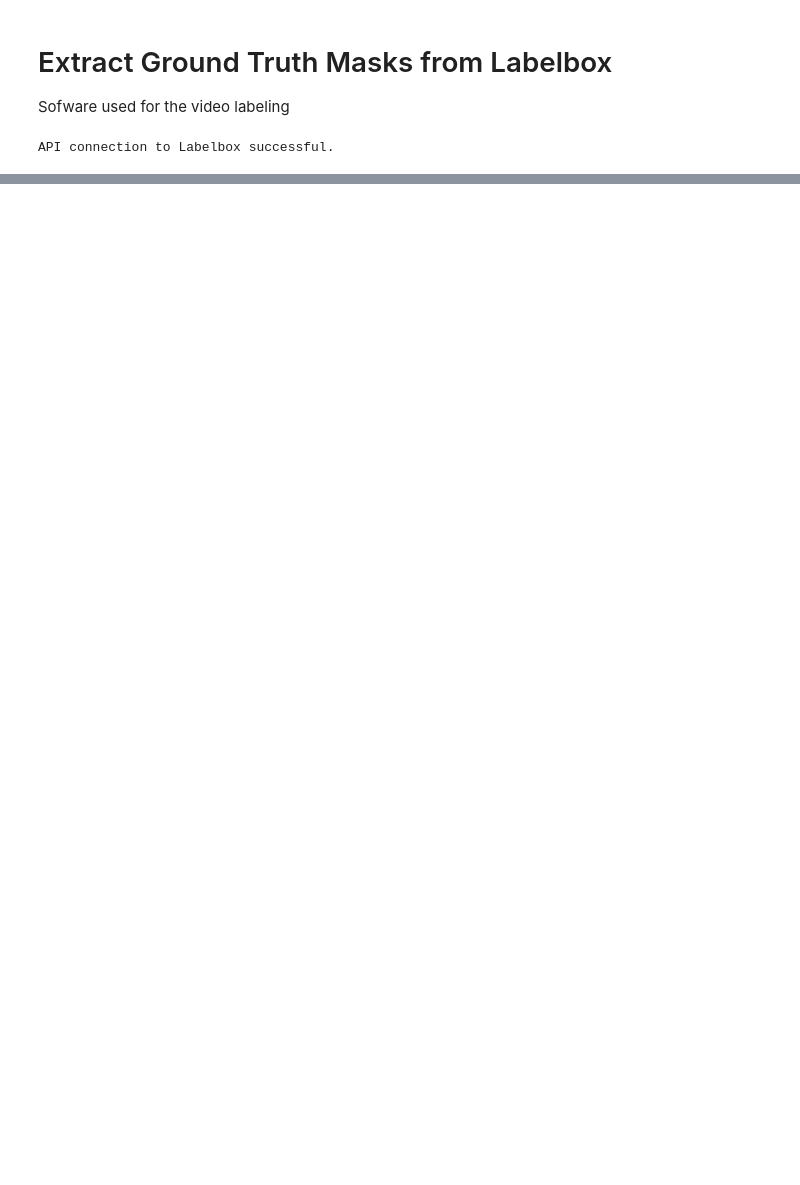
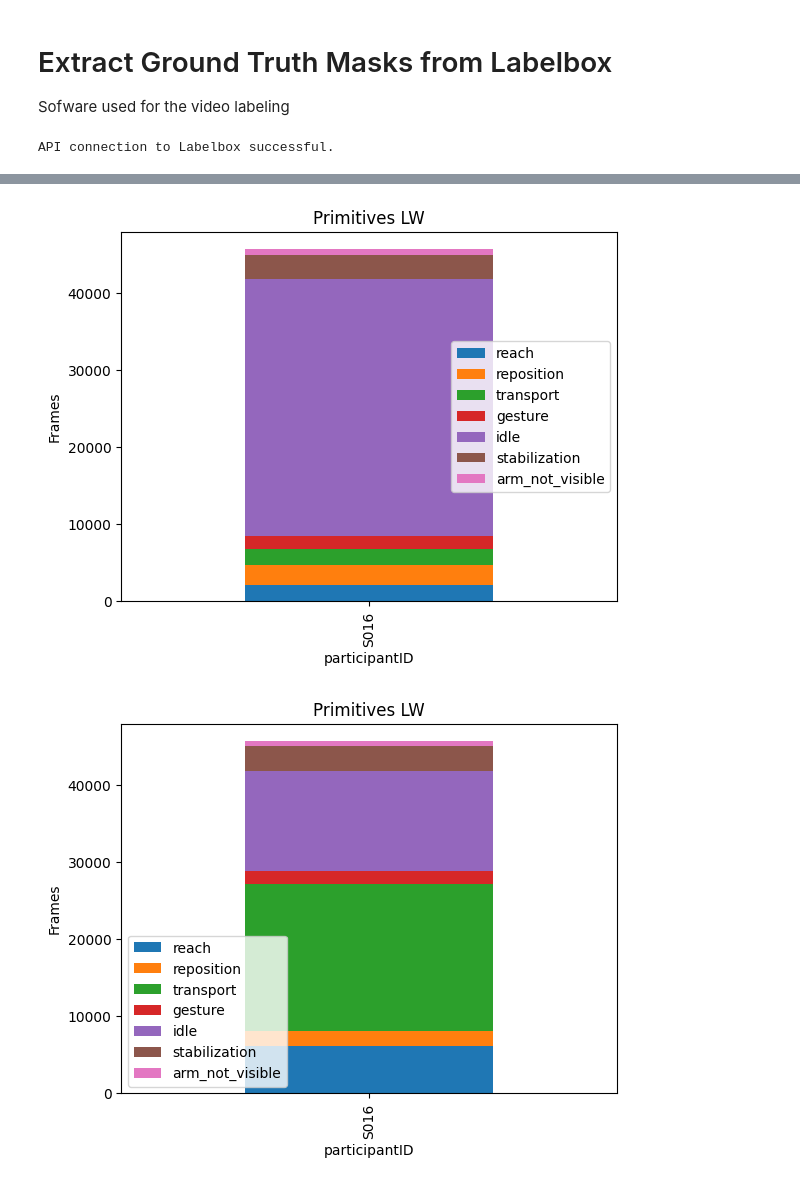
Before and after one commit to gloorli/ul-movement-tracking, a Jupyter notebook: src/from_video_to_ground_truth.ipynb, the cells around one changed output, grey strips where cells are left out. Saved outputs shown, nothing was run; the diff lists cells and outputs as text; code cells hidden in the pictures; blank space fills up the shorter version.

```diff
--- a/src/from_video_to_ground_truth.ipynb
+++ b/src/from_video_to_ground_truth.ipynb
@@ -58,2 +60,10 @@ No artists with labels found to put in legend.  Note that artists whose label st
+# %%
+from functions.primitive_analysis import *
+
+plot_primitive_mask(primitive_mask_LW, participant_id, int_to_label)
+plot_primitive_mask(primitive_mask_RW, participant_id, int_to_label)
+# %% [output]
+[figure, added]
+[figure, added]
 # %%
 # Add masks to the participant dataset
```
Also changed, not shown: parts of 7 cells of this notebook, 3 other files.
